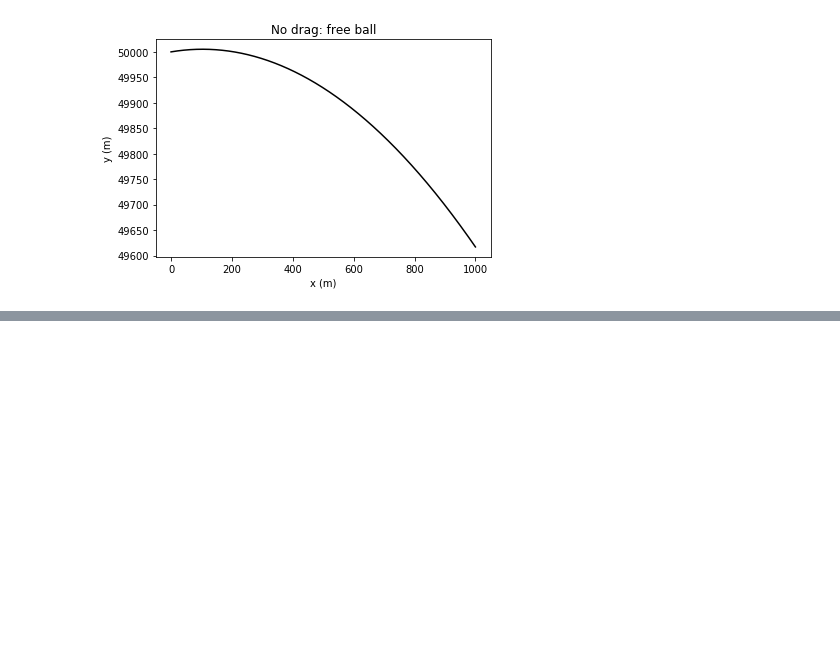
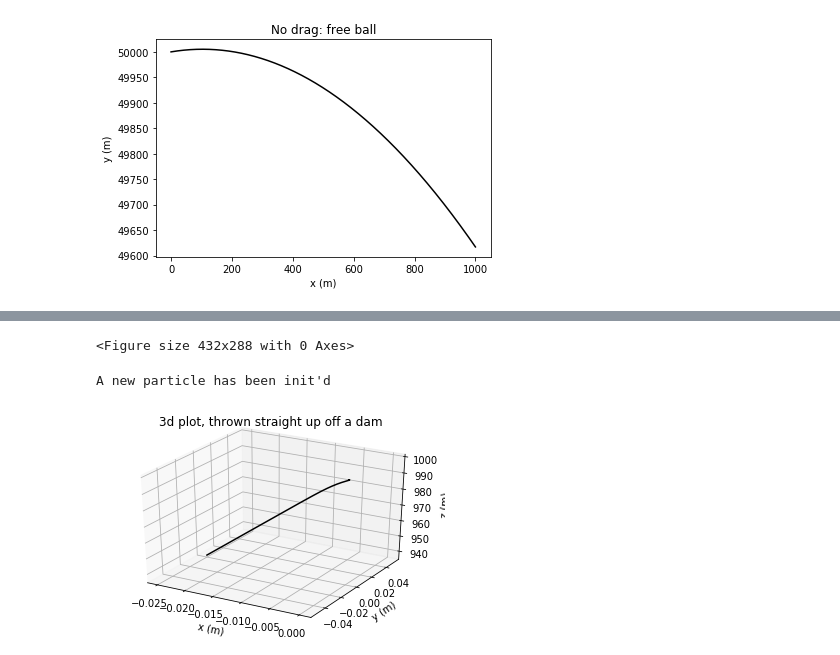
Before and after one commit to aton-physics/Lectures, a Jupyter notebook: Assignments/Assign2.ipynb, the cells around one changed output, grey strips where cells are left out. Cells and saved outputs as stored; diff of their text form; code cells hidden in the pictures; blank space fills up the shorter version.

```diff
--- a/Assignments/Assign2.ipynb
+++ b/Assignments/Assign2.ipynb
@@ -56,0 +61,12 @@ Clearly, gravitational acceleration's variation with height does not severely al
+# %%
+run Particle.py
+# %% [output]
+<Figure size 432x288 with 0 Axes>
+# %%
+damball = Particle3D(0, 0, 0, 0, 1000, 1, 10.0, 0.01, "3d plot, thrown straight up off a dam", 0, 1, 0)
+damball.scipy_trajectory()
+damball.plot()
+#x0=0.0, v_x0=0.0,  y0=0.0, v_y0 = 0.0, z = 100.0, v_z0 = 0.0, tf = 10.0, dt = 0.01, tag = "tag", omegax = 0.0, omegay = 0.0, omegaz = 0.0
+# %% [output]
+A new particle has been init'd
+[figure, added]
```
Also changed, not shown: parts of 4 cells of this notebook.
